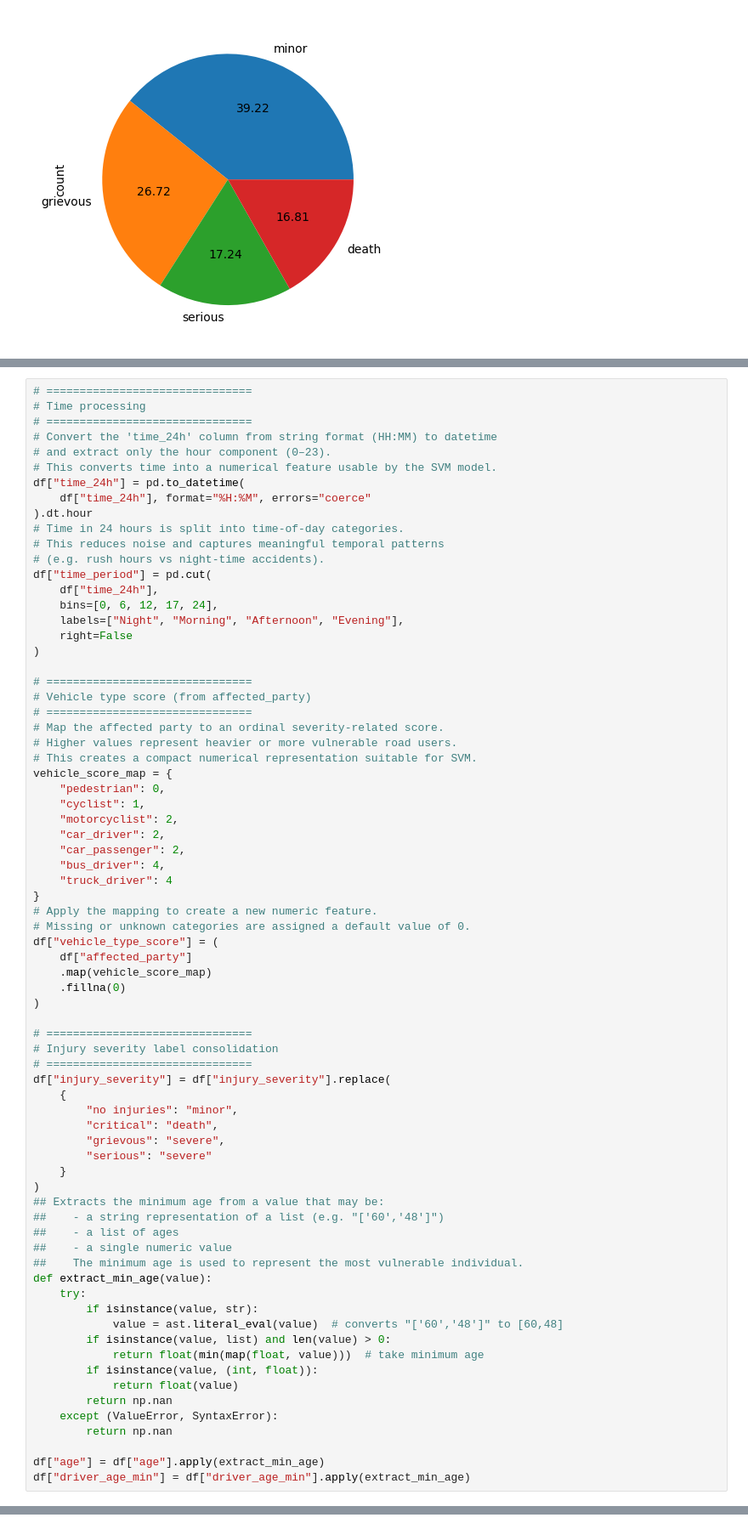
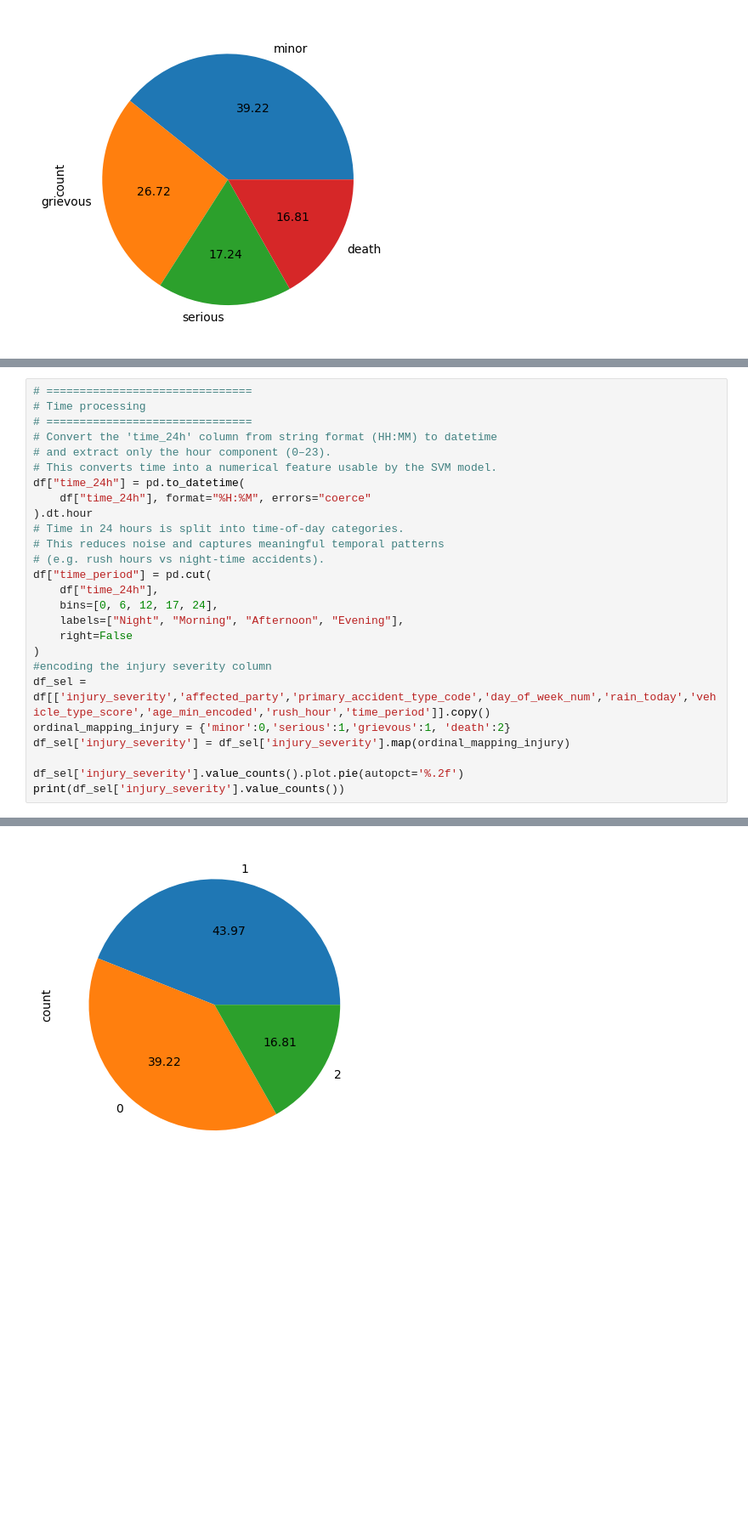
Before and after one commit to mattcg/msc-ai-dylan-group-1, a Jupyter notebook: 3c_SVM_LucaDeGabriele.ipynb, the cells around one changed output, grey strips where cells are left out. Shown at 85% size. Saved outputs shown, nothing was run; the diff lists cells and outputs as text; blank space fills up the shorter version.

Commit message:
Updated SVM Technique to Improve Feature Encoding

```diff
--- a/3c_SVM_LucaDeGabriele.ipynb
+++ b/3c_SVM_LucaDeGabriele.ipynb
@@ -125,57 +139,11 @@ df["time_period"] = pd.cut(
     labels=["Night", "Morning", "Afternoon", "Evening"],
     right=False
 )
+#encoding the injury severity column
+df_sel = df[['injury_severity','affected_party','primary_accident_type_code','day_of_week_num','rain_today','vehicle_type_score','age_min_encoded','rush_hour','time_period']].copy()
+ordinal_mapping_injury = {'minor':0,'serious':1,'grievous':1, 'death':2}
+df_sel['injury_severity'] = df_sel['injury_severity'].map(ordinal_mapping_injury)
 
-# ===============================
-# Vehicle type score (from affected_party)
-# ===============================
-# Map the affected party to an ordinal severity-related score.
-# Higher values represent heavier or more vulnerable road users.
-# This creates a compact numerical representation suitable for SVM.
-vehicle_score_map = {
-    "pedestrian": 0,
-    "cyclist": 1,
-    "motorcyclist": 2,
-    "car_driver": 2,
-    "car_passenger": 2,
-    "bus_driver": 4,
-    "truck_driver": 4
-}
-# Apply the mapping to create a new numeric feature.
-# Missing or unknown categories are assigned a default value of 0.
-df["vehicle_type_score"] = (
-    df["affected_party"]
-    .map(vehicle_score_map)
-    .fillna(0)
-)
-
-# ===============================
-# Injury severity label consolidation
-# ===============================
-df["injury_severity"] = df["injury_severity"].replace(
-    {
-        "no injuries": "minor",
-        "critical": "death",
-        "grievous": "severe",
-        "serious": "severe"
-    }
-)
-## Extracts the minimum age from a value that may be:
-##    - a string representation of a list (e.g. "['60','48']")
-##    - a list of ages
-##    - a single numeric value
-##    The minimum age is used to represent the most vulnerable individual.
-def extract_min_age(value):
-    try:
-        if isinstance(value, str):
-            value = ast.literal_eval(value)  # converts "['60','48']" to [60,48]
-        if isinstance(value, list) and len(value) > 0:
-            return float(min(map(float, value)))  # take minimum age
-        if isinstance(value, (int, float)):
-            return float(value)
-        return np.nan
-    except (ValueError, SyntaxError):
-        return np.nan
-
-df["age"] = df["age"].apply(extract_min_age)
-df["driver_age_min"] = df["driver_age_min"].apply(extract_min_age)
+df_sel['injury_severity'].value_counts().plot.pie(autopct='%.2f')
+print(df_sel['injury_severity'].value_counts())
+# %% [output]
@@ -181,0 +155 @@ df["driver_age_min"] = df["driver_age_min"].apply(extract_min_age)
+[figure, added]
```
Also changed, not shown: parts of 99 cells of this notebook.
